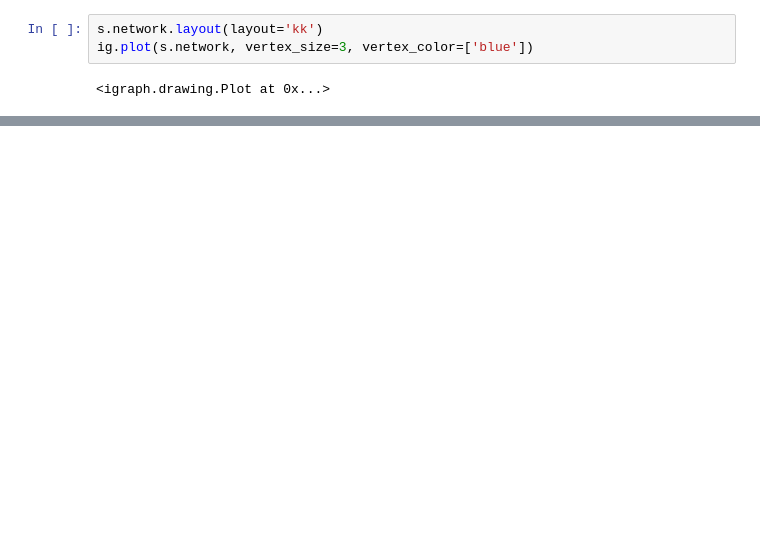
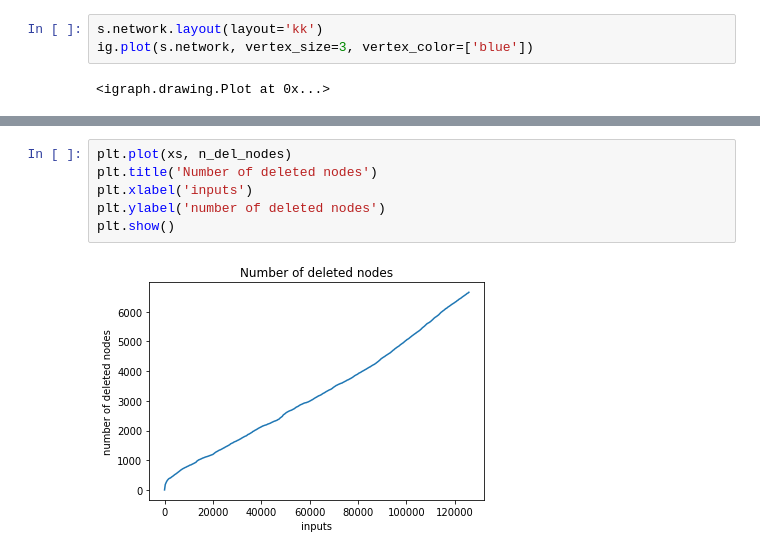
Before and after one commit to marcellorinaldo/SF-SOINN-IDS, a Jupyter notebook: nb_experiments.ipynb, the cells around one changed output, grey strips where cells are left out. Drawn from its saved outputs; the diff is of its cells as text; blank space fills up the shorter version.

```diff
--- a/nb_experiments.ipynb
+++ b/nb_experiments.ipynb
@@ -299,0 +327,8 @@ plt.show()
+# %%
+plt.plot(xs, n_del_nodes)
+plt.title('Number of deleted nodes')
+plt.xlabel('inputs')
+plt.ylabel('number of deleted nodes')
+plt.show()
+# %% [output]
+[figure, added]
```
Also changed, not shown: parts of 10 cells of this notebook, 1 other file.
